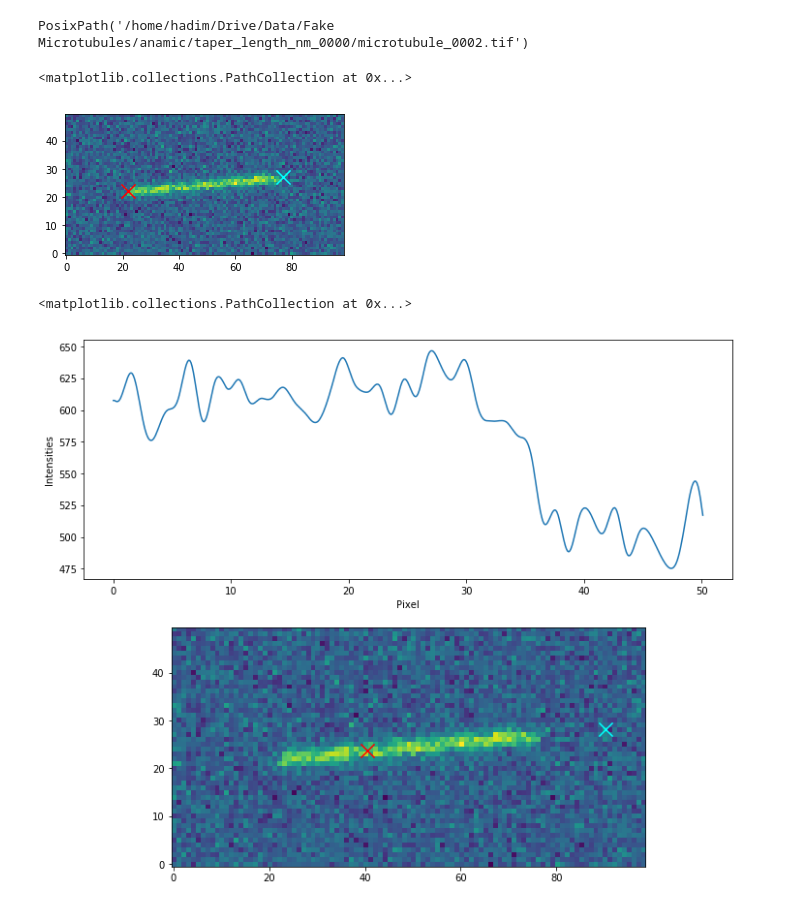
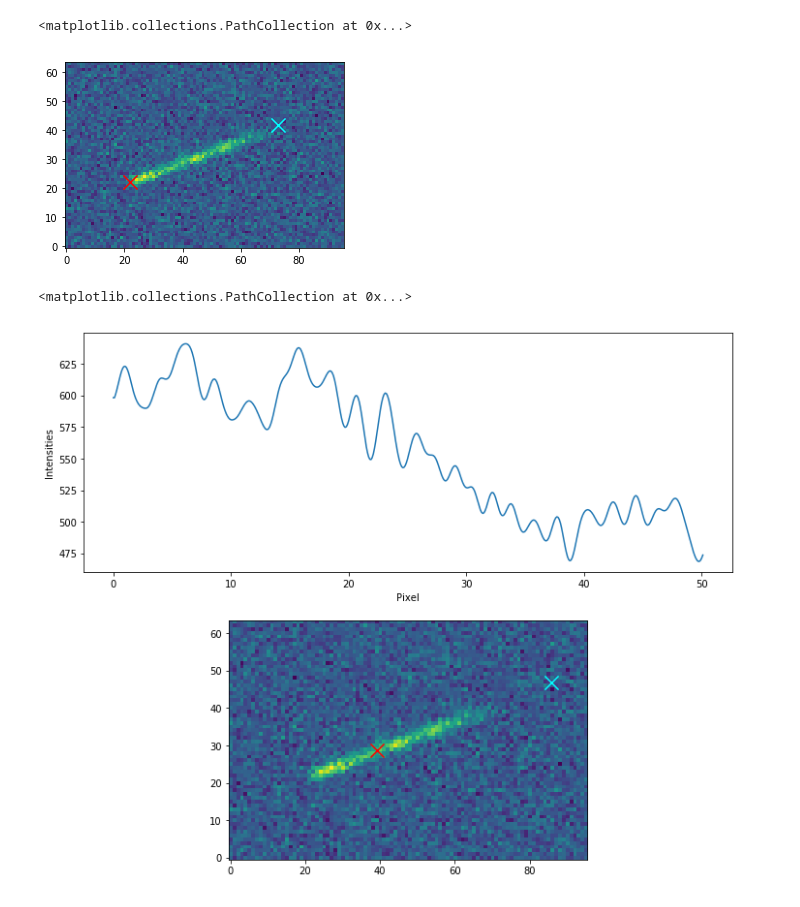
Before and after one commit to brouhardlab/anamic, a Jupyter notebook: notebooks/Microtubule Fitter/Line Profile.ipynb, the cells around one changed output. Saved outputs shown, nothing was run; the diff lists cells and outputs as text; code cells hidden in the pictures.

```diff
--- a/notebooks/Microtubule Fitter/Line Profile.ipynb
+++ b/notebooks/Microtubule Fitter/Line Profile.ipynb
@@ -14,37 +14,33 @@ import matplotlib.pyplot as plt
 import tifffile
 from scipy import ndimage
 
-data_dir = Path('/home/hadim/Drive/Data/Fake Microtubules/anamic')
+data_dir = Path('/home/hadim/.data/Fake Microtubules/anamic')
-# %%
-fname
-# %% [output]
-PosixPath('/home/hadim/Drive/Data/Fake Microtubules/anamic/taper_length_nm_0000/microtubule_0002.tif')
 # %%
-condition = "taper_length_nm_0000"
+condition = "taper_length_nm_2000"
 fnames = list((data_dir / condition).glob("*.tif"))
 
-index = 0
+index = 2
 fname = fnames[index]
 
 # Open the image
 im = tifffile.imread(str(fname))
 
 # Load metadata
 metadata = json.load(open(fname.with_suffix('.json')))
 
 # Get microtubule tip coordinates
 tip_start = np.array(metadata['tip_start'])
 tip_end = np.array(metadata['tip_end'])
 
 # Check the tips locations.
 fig, ax = plt.subplots(figsize=(5, 5))
 ax.imshow(im, interpolation='none', origin=[0, 0], cmap='viridis')
 ax.set_aspect('equal')
 ax.scatter(tip_start[1], tip_start[0], color='red', s=200, marker="x")
 ax.scatter(tip_end[1], tip_end[0], color='cyan', s=200, marker="x")
 # %% [output]
 <matplotlib.collections.PathCollection at 0x...>
-[figure, old version]
+[figure, new version]
 # %%
 # Line profile parameters
 # See `help(anamic.fitter.line_profile)`
@@ -75,4 +71,4 @@ ax2.scatter(line[0, 1], line[0, 0], color='red', s=200, marker="x")
 ax2.scatter(line[1, 1], line[1, 0], color='cyan', s=200, marker="x")
 # %% [output]
 <matplotlib.collections.PathCollection at 0x...>
-[figure, old version]
+[figure, new version]
```
